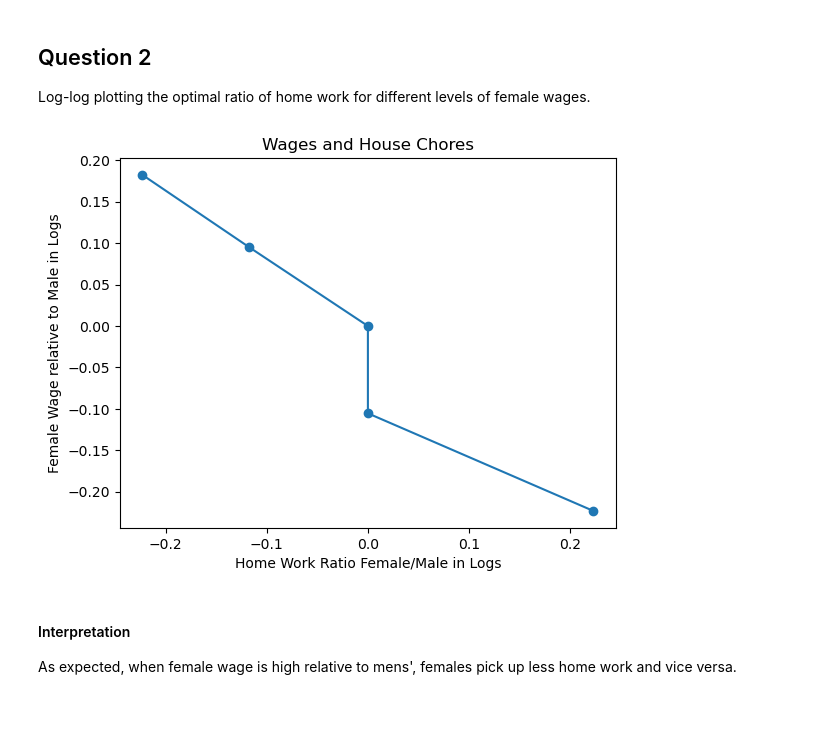
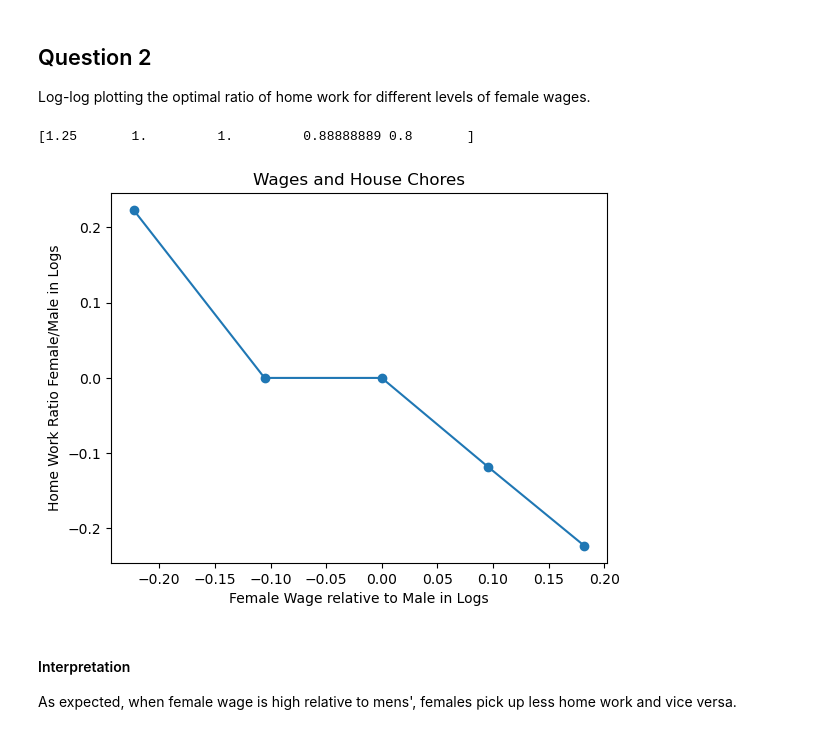
Before and after one commit to biguntitled/Intro_Num, a Jupyter notebook: Lukas.ipynb, the cells around one changed output. Drawn from its saved outputs; the diff is of its cells as text; code cells hidden in the pictures.

```diff
--- a/Lukas.ipynb
+++ b/Lukas.ipynb
@@ -108,20 +101,21 @@ Log-log plotting the optimal ratio of home work for different levels of female w
 # %%
 a.par.alpha = 0.5 #Re-set parameters
 a.par.sigma = 1
 assert np.array_equal(a.par.wF_vec, np.linspace(0.8, 1.2, 5)) #Check we have the correct array of female wages stored
-res = a.solve_wF_vec(discrete=True) #Loops through the values, solves the model and stores the hours worked at home.
-Home_ratios = res.Home_ratios #Above function returns the Home_ratios vector
+a.solve_wF_vec(discrete=True) #Loops through the values, solves the model and stores the hours worked at home.
+Home_ratios = a.sol.HF_HM_Ratio #Above function returns the Home_ratios vector
+print(Home_ratios)
+fig, ax = plt.subplots() #Start plotting
+ax.plot( np.log(a.par.wF_vec), np.log(Home_ratios),'o-') #As male wage is equal to one, division is not necessary.
 
-fig, ax = plt.subplots() #Start plotting
-ax.plot(np.log(Home_ratios), np.log(a.par.wF_vec), 'o-') #As male wage is equal to one, division is not necessary.
-
-ax.set_xlabel('Home Work Ratio Female/Male in Logs')
-ax.set_ylabel('Female Wage relative to Male in Logs')
+ax.set_ylabel('Home Work Ratio Female/Male in Logs')
+ax.set_xlabel('Female Wage relative to Male in Logs')
 ax.set_title('Wages and House Chores')
 
 plt.show()
 # %% [output]
+[1.25       1.         1.         0.88888889 0.8       ]
-[figure, old version]
+[figure, new version]
 # %% [markdown]
 #### Interpretation
 
```
Also changed, not shown: parts of 13 cells of this notebook, 1 other file.
